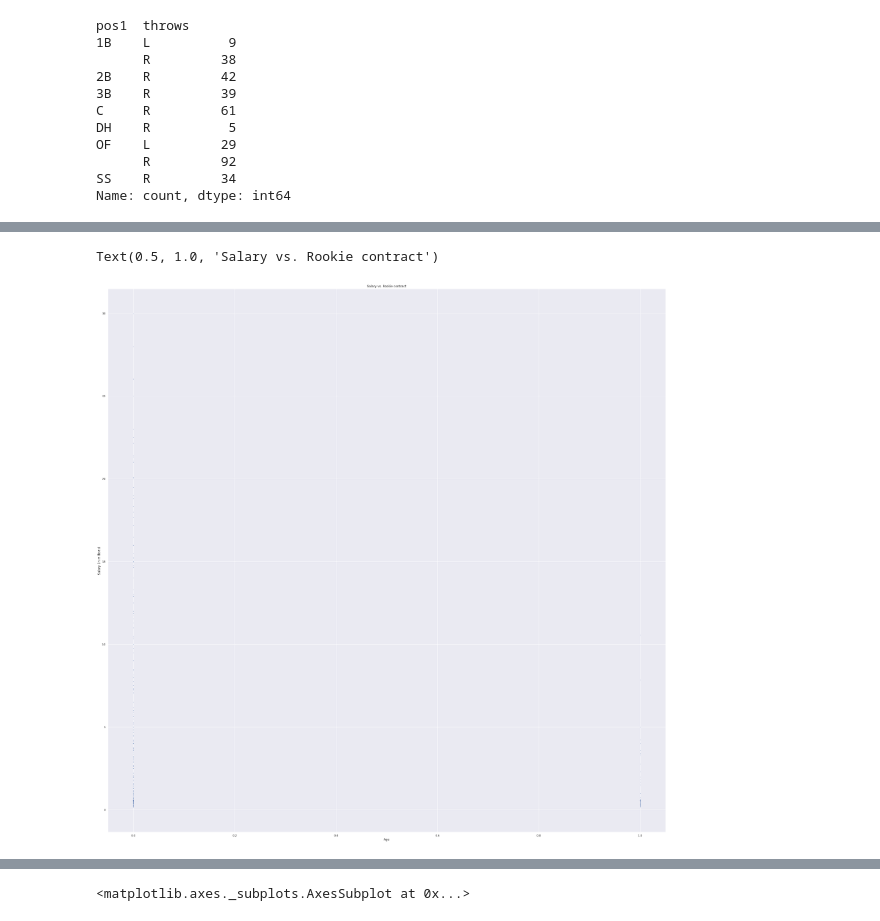
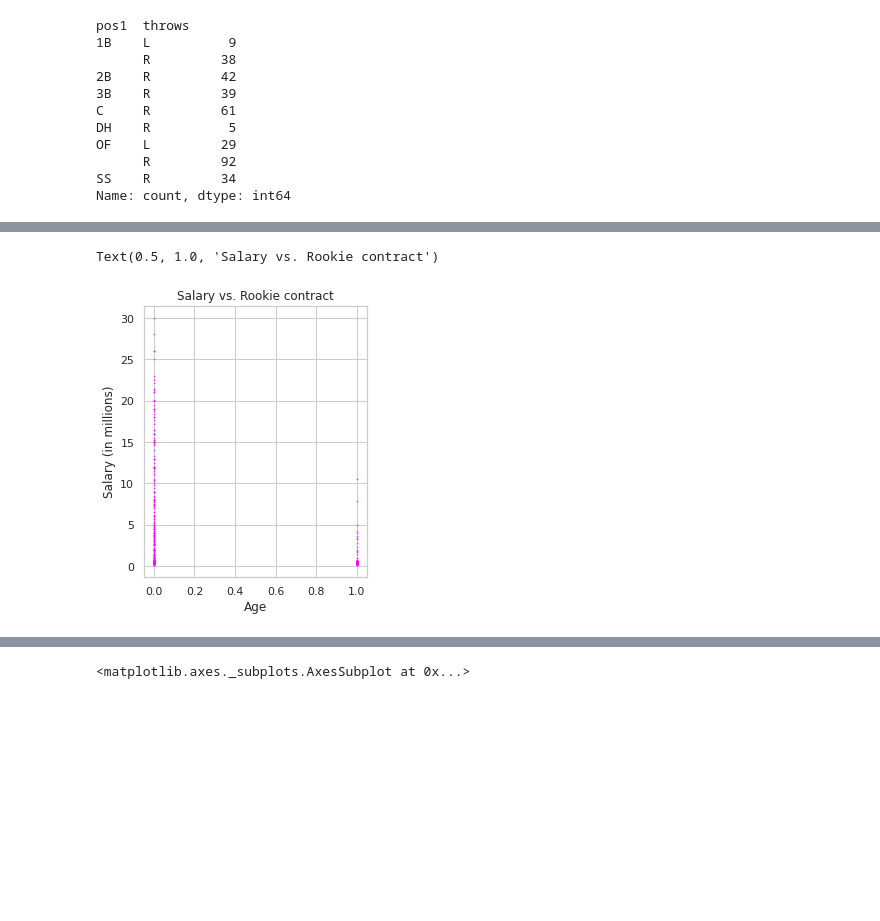
Before and after one commit to mnocerino23/MLB-Salary-Regressions, a Jupyter notebook: MLB_salaries_positionplayers_cleaned.ipynb, the cells around one changed output, grey strips where cells are left out. Drawn from its saved outputs; the diff is of its cells as text; code cells hidden in the pictures; blank space fills up the shorter version.

```diff
--- a/MLB_salaries_positionplayers_cleaned.ipynb
+++ b/MLB_salaries_positionplayers_cleaned.ipynb
@@ -367,14 +368,15 @@ Text(0.5, 1.0, 'Salary vs. Age')
 # %%
 
 x= stats['Rookie contract']
 y = stats['salary']
-plt.scatter(x,y,s=.2)
+plt_2 = plt.figure(figsize=(4,5))
+plt.scatter(x,y,s=.6, alpha = 0.6, color = 'magenta')
 plt.xlabel('Age')
 plt.ylabel('Salary (in millions)')
 plt.title('Salary vs. Rookie contract')
 # %% [output]
 Text(0.5, 1.0, 'Salary vs. Rookie contract')
-[figure, old version]
+[figure, new version]
 # %%
 #Plot of salary vs. age with line at dividing line for rookie contracts of age 25
 x= stats['age']
```
Also changed, not shown: parts of 6 cells of this notebook.
